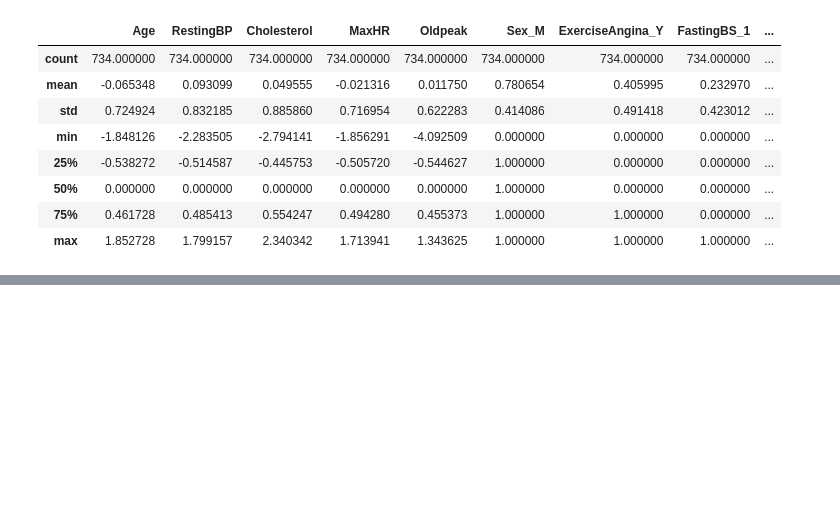
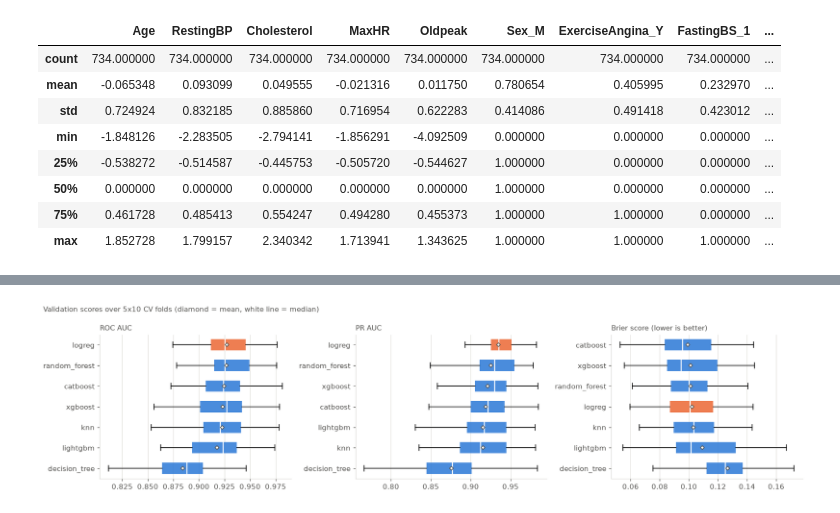
Before and after one commit to kostastranop/Heart-Failure, a Jupyter notebook: notebooks/02_modeling.ipynb, the cells around one changed output, grey strips where cells are left out. Saved outputs shown, nothing was run; the diff lists cells and outputs as text; code cells hidden in the pictures; blank space fills up the shorter version.

Commit message:
Modeling Plots

```diff
--- a/notebooks/02_modeling.ipynb
+++ b/notebooks/02_modeling.ipynb
@@ -133,0 +143,13 @@ best auc_gap: logreg, knn, catboost
+# %%
+# Settings for the following plots
+BLUE, ORANGE, GRID, INK = "#2a78d6", "#eb6834", "#d9d8d3", "#52514e"
+REFERENCE = "logreg"
+MODELS = [m for m in fold_scores if not m.startswith("dummy")]
+N_SPLITS = cv.cvargs["n_splits"]
+
+plt.rcParams.update({
+    "axes.spines.top": False, "axes.spines.right": False,
+    "axes.edgecolor": GRID, "axes.labelcolor": INK, "xtick.color": INK, "ytick.color": INK,
+    "axes.grid": True, "axes.axisbelow": True, "grid.color": GRID, "grid.linewidth": 0.6,
+    "figure.dpi": 110,
+})
@@ -133,0 +160,29 @@ best auc_gap: logreg, knn, catboost
+# %%
+def boxplot_metric(metric, ax, lower_is_better=False, title=None):
+    key = f"test_{metric}"
+    order = sorted(MODELS, key=lambda n: fold_scores[n][key].mean(), reverse=not lower_is_better)
+    bp = ax.boxplot([fold_scores[n][key] for n in order], vert=False, widths=0.55,
+                    showmeans=True, patch_artist=True, showfliers=False,
+                    medianprops={"color": "white", "linewidth": 1.5},
+                    meanprops={"marker": "D", "markerfacecolor": "white",
+                               "markeredgecolor": INK, "markersize": 4})
+    for patch, name in zip(bp["boxes"], order):
+        patch.set(facecolor=ORANGE if name == REFERENCE else BLUE, alpha=0.85, linewidth=0)
+    ax.set_yticks(range(1, len(order) + 1), order)
+    ax.invert_yaxis()  # best on top
+    ax.set_title(title or metric + (" (lower is better)" if lower_is_better else ""),
+                 loc="left", fontsize=10, color=INK)
+    ax.grid(axis="y", visible=False)
+
+
+fig, axes = plt.subplots(1, 3, figsize=(15, 3.8), sharey=False)
+boxplot_metric("roc_auc", axes[0], title="ROC AUC")
+boxplot_metric("pr_auc", axes[1], title="PR AUC")
+boxplot_metric("brier", axes[2], lower_is_better=True, title="Brier score (lower is better)")
+fig.suptitle("Validation scores over 5x10 CV folds (diamond = mean, white line = median)",
+             x=0.01, ha="left", fontsize=10, color=INK)
+fig.tight_layout()
+save_fig("10_validation_scores")
+plt.show()
+# %% [output]
+[figure, added]
```
Also changed, not shown: parts of 15 cells of this notebook, 3 other files.
